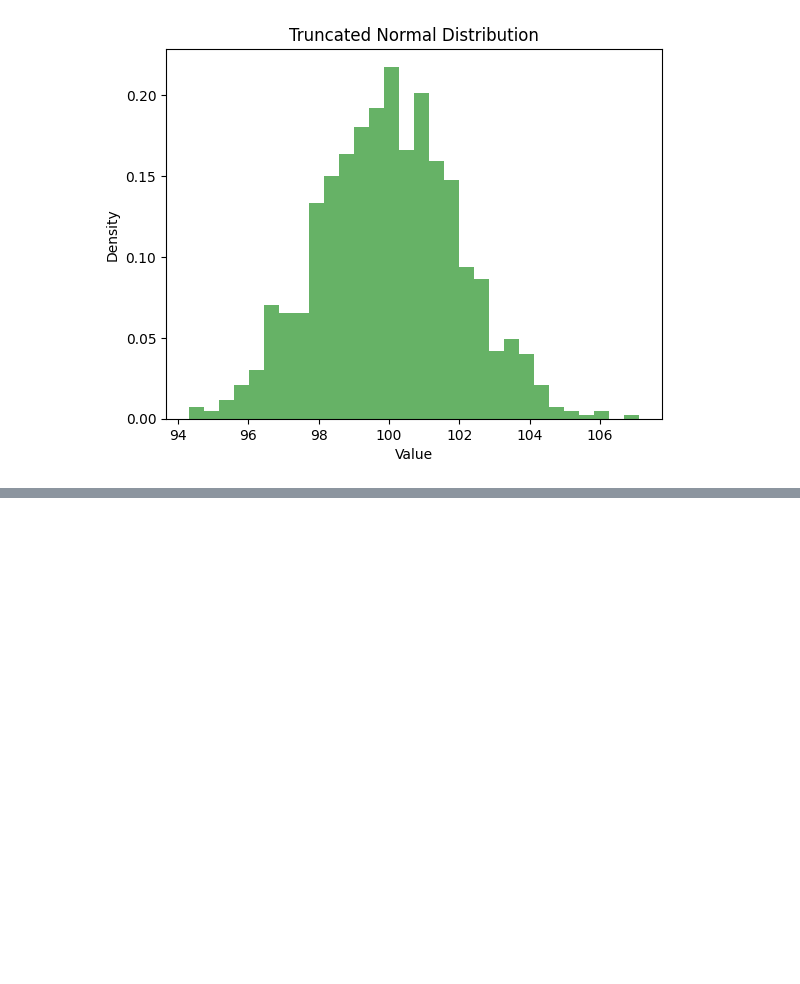
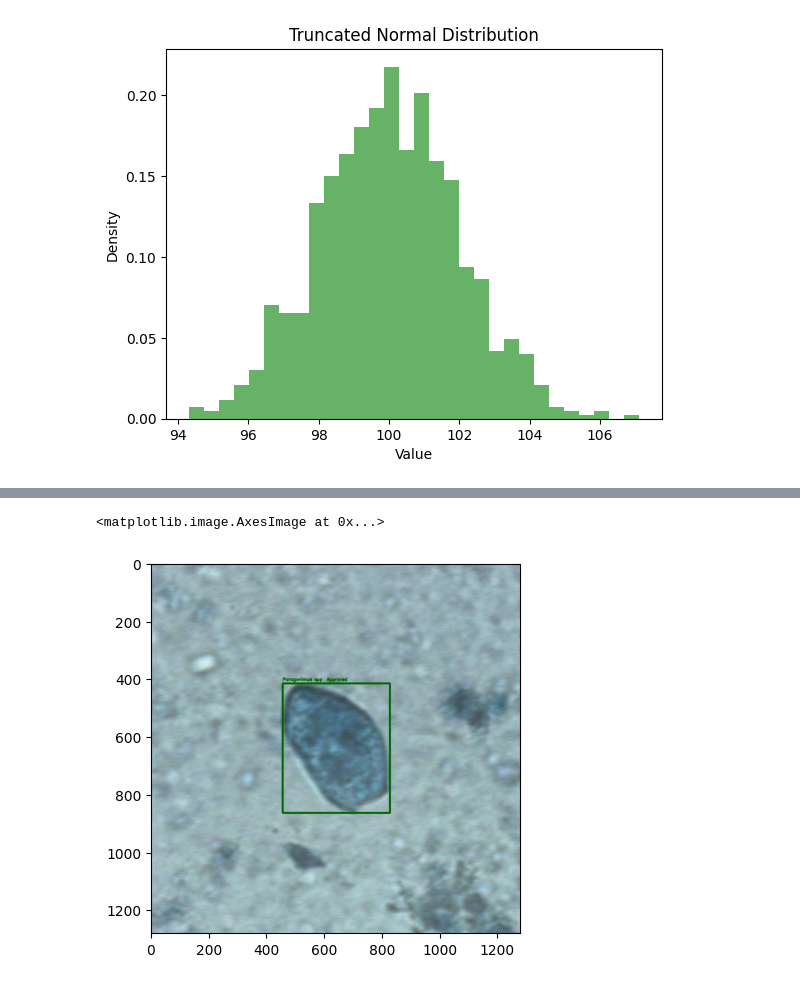
Before and after one commit to i-petrychko/just_wash_your_hands, a Jupyter notebook: preprocessing/notebooks/augmentations.ipynb, the cells around one changed output, grey strips where cells are left out. Saved outputs shown, nothing was run; the diff lists cells and outputs as text; code cells hidden in the pictures; blank space fills up the shorter version.

Commit message:
finished images scaling pipelines

```diff
--- a/preprocessing/notebooks/augmentations.ipynb
+++ b/preprocessing/notebooks/augmentations.ipynb
@@ -62,0 +81,39 @@ plt.show()
+# %%
+labels = read_json("/Users/vitalii/Desktop/Thesis/just_wash_your_hands/data/dataset/labels/labels_version_1.json")
+labels = [ImageLabelSchema.from_dict(label) for label in labels]
+# %%
+def get_scaled_labels(image_labels: List[ImageLabelSchema], pixel_size: float):
+
+    for image_label in image_labels:
+
+        pixel_width = (
+            image_label.labels[0].yolo_annotation.width
+            * image_label.labels[0].image_shape.width
+        )
+        pixel_height = (
+            image_label.labels[0].yolo_annotation.height
+            * image_label.labels[0].image_shape.height
+        )
+        microns_width = sample_truncated_normal(
+            image_label.labels[0].object.width.min_value,
+            image_label.labels[0].object.width.max_value,
+            4,
+        )[0]
+        microns_height = sample_truncated_normal(
+            image_label.labels[0].object.height.min_value,
+            image_label.labels[0].object.height.max_value,
+            4,
+        )[0]
+
+        pixel_area = pixel_width * pixel_height
+        microns_area = microns_width * microns_height
+
+        actual_pixel_size = (microns_area / pixel_area) ** 0.5
+
+        scaling_cf = pixel_size / actual_pixel_size
+
+        image_label.scaling_cf = scaling_cf
+
+    return image_labels
+# %%
+labels = get_scaled_labels(labels, 0.2506)
@@ -62,0 +213,7 @@ plt.show()
+# %%
+image_with_targets = get_image_with_targets(image_label)
+
+plt.imshow(image_with_targets)
+# %% [output]
+<matplotlib.image.AxesImage at 0x...>
+[figure, added]
```
Also changed, not shown: parts of 4 cells of this notebook, 4 other files.
